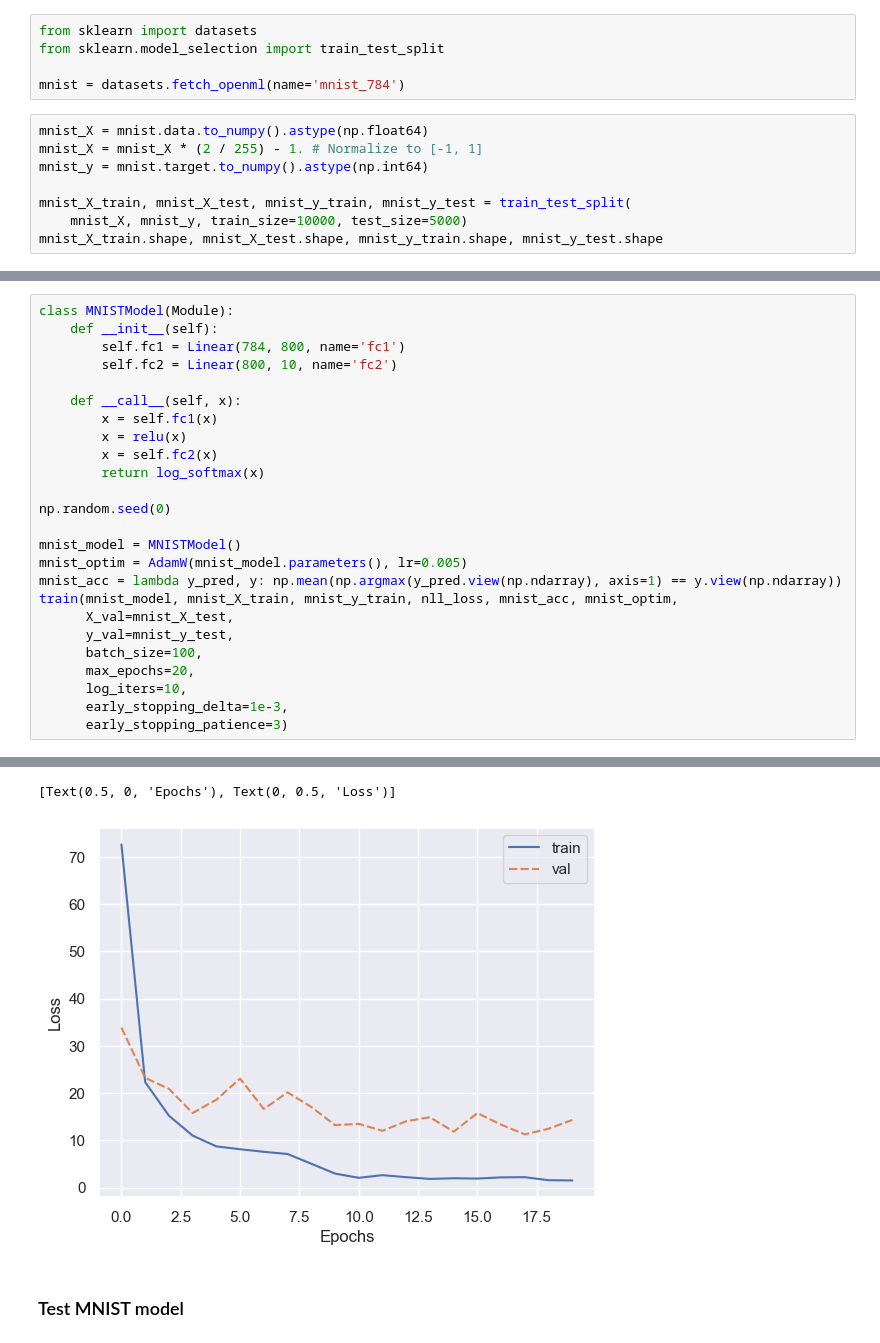
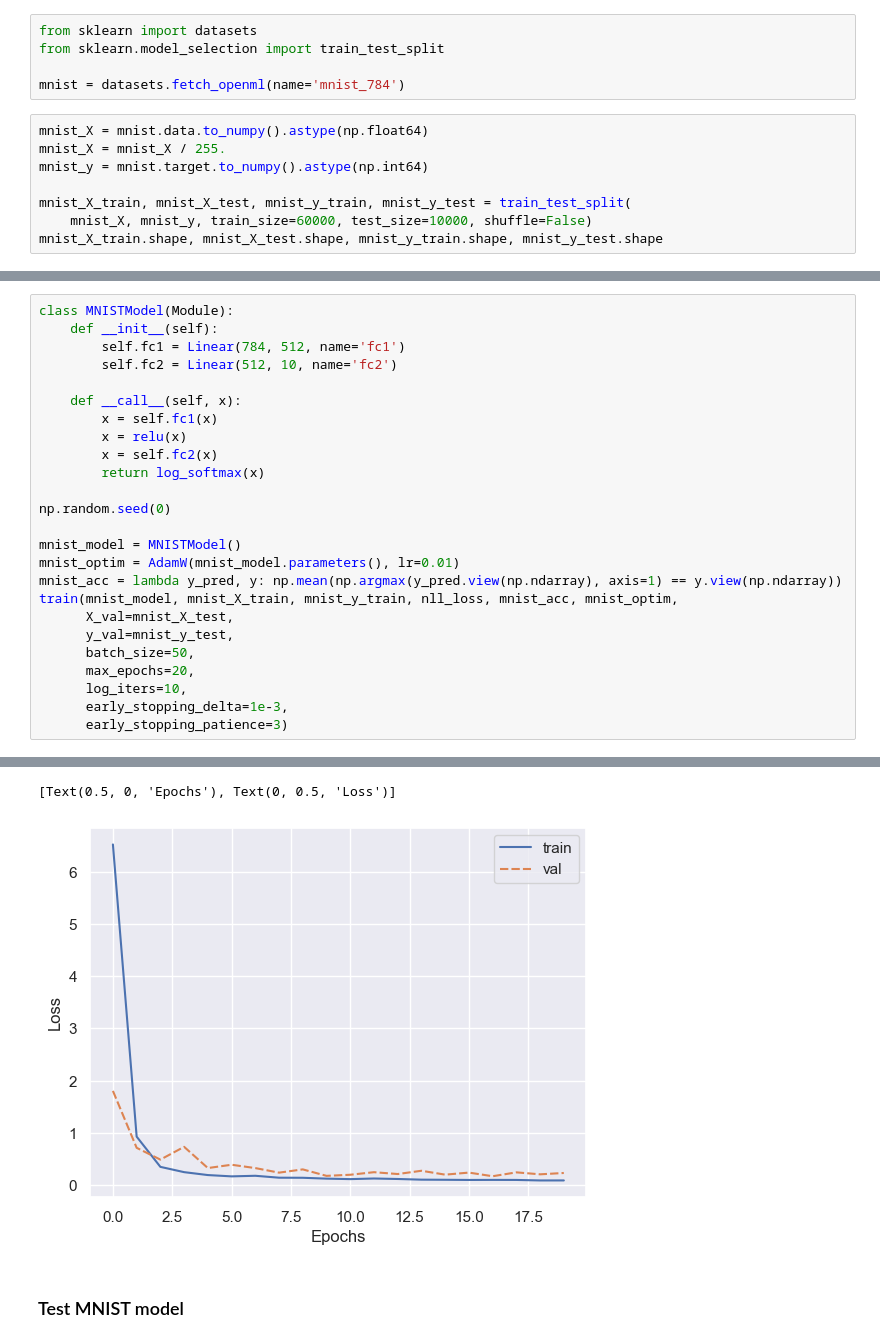
Before and after one commit to tommyip/ml_notebooks, a Jupyter notebook: 02_automatic_differentiation.ipynb, the cells around one changed output, grey strips where cells are left out. Drawn from its saved outputs; the diff is of its cells as text.

Commit message:
Train MNIST to 96% accuracy

```diff
--- a/02_automatic_differentiation.ipynb
+++ b/02_automatic_differentiation.ipynb
@@ -385,10 +385,10 @@ from sklearn.model_selection import train_test_split
 mnist = datasets.fetch_openml(name='mnist_784')
 # %%
 mnist_X = mnist.data.to_numpy().astype(np.float64)
-mnist_X = mnist_X * (2 / 255) - 1. # Normalize to [-1, 1]
+mnist_X = mnist_X / 255.
 mnist_y = mnist.target.to_numpy().astype(np.int64)
 
 mnist_X_train, mnist_X_test, mnist_y_train, mnist_y_test = train_test_split(
-    mnist_X, mnist_y, train_size=10000, test_size=5000)
+    mnist_X, mnist_y, train_size=60000, test_size=10000, shuffle=False)
 mnist_X_train.shape, mnist_X_test.shape, mnist_y_train.shape, mnist_y_test.shape
 # %% [output]
@@ -403,8 +403,8 @@ print(mnist_y_train[0])
 # %%
 class MNISTModel(Module):
     def __init__(self):
-        self.fc1 = Linear(784, 800, name='fc1')
-        self.fc2 = Linear(800, 10, name='fc2')
+        self.fc1 = Linear(784, 512, name='fc1')
+        self.fc2 = Linear(512, 10, name='fc2')
 
     def __call__(self, x):
         x = self.fc1(x)
@@ -415,12 +415,12 @@ class MNISTModel(Module):
 np.random.seed(0)
 
 mnist_model = MNISTModel()
-mnist_optim = AdamW(mnist_model.parameters(), lr=0.005)
+mnist_optim = AdamW(mnist_model.parameters(), lr=0.01)
 mnist_acc = lambda y_pred, y: np.mean(np.argmax(y_pred.view(np.ndarray), axis=1) == y.view(np.ndarray))
 train(mnist_model, mnist_X_train, mnist_y_train, nll_loss, mnist_acc, mnist_optim,
       X_val=mnist_X_test,
       y_val=mnist_y_test,
-      batch_size=100,
+      batch_size=50,
       max_epochs=20,
       log_iters=10,
       early_stopping_delta=1e-3,
@@ -430,5 +430,5 @@ Total epochs = 20 | elapsed = 301.99s | train loss = 1.5187869587915024 | train
 [Text(0.5, 0, 'Epochs'), Text(0, 0.5, 'Loss')]
-[figure, old version]
+[figure, new version]
 # %% [markdown]
 ### Test MNIST model
 # %%
```
Also changed, not shown: parts of 5 cells of this notebook.
